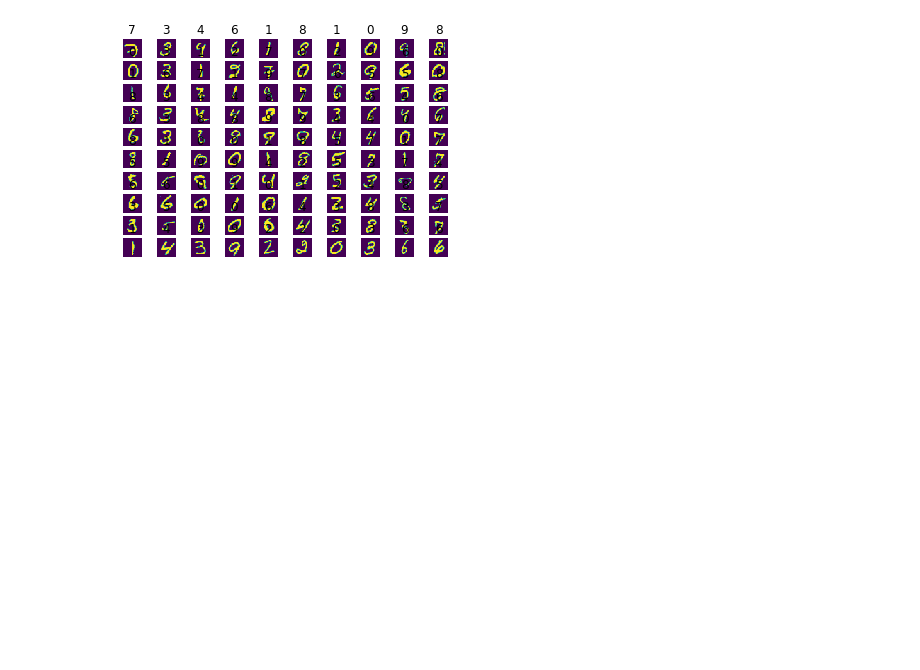
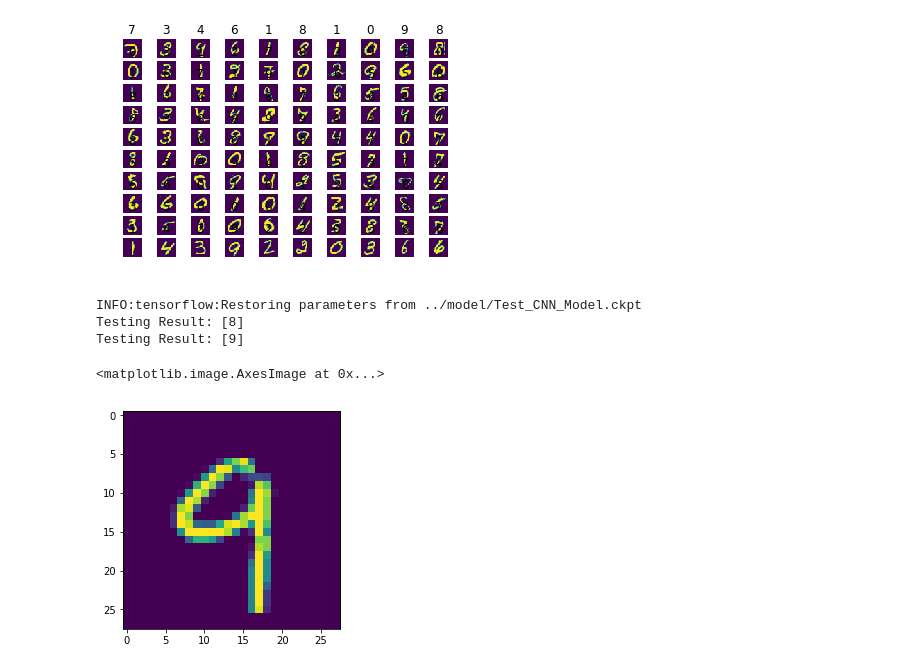
Before and after one commit to lianxiaolei/wonderful, a Jupyter notebook: notebook/test.ipynb, the cells around one changed output. Saved outputs shown, nothing was run; the diff lists cells and outputs as text; code cells hidden in the pictures; blank space fills up the shorter version.

```diff
--- a/notebook/test.ipynb
+++ b/notebook/test.ipynb
@@ -31 +90,15 @@ for i in range(100):
+# %%
+sess = tf.Session()
+sess.run(tf.global_variables_initializer())
+saver = tf.train.Saver()  ##保存的API
+saver.restore(sess,"../model/Test_CNN_Model.ckpt")  #load上一步训练的参数
+# %% [output]
+INFO:tensorflow:Restoring parameters from ../model/Test_CNN_Model.ckpt
+Testing Result: [8]
+Testing Result: [9]
+# %%
+plt.imshow(trX[8].reshape(28, 28))
+# %% [output]
+<matplotlib.image.AxesImage at 0x...>
+[figure, added]
 # %%
```
Also changed, not shown: parts of 15 cells of this notebook, 15 other files.
